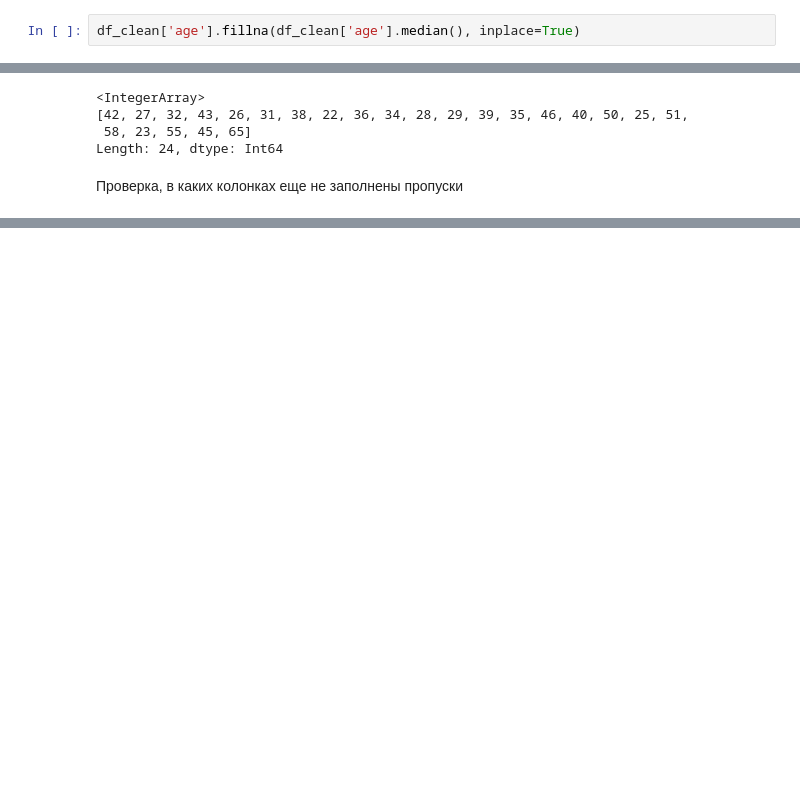
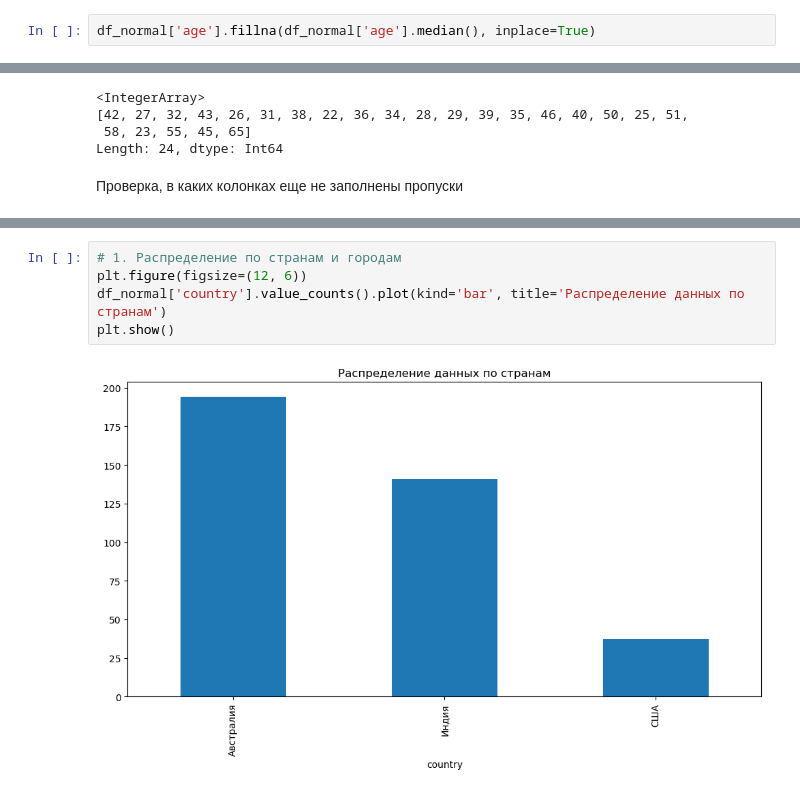
Before and after one commit to VladSunny/YLDA-Climate, a Jupyter notebook: PETE/New_YAndex.ipynb, the cells around one changed output, grey strips where cells are left out. Drawn from its saved outputs; the diff is of its cells as text; blank space fills up the shorter version.

```diff
--- a/PETE/New_YAndex.ipynb
+++ b/PETE/New_YAndex.ipynb
@@ -935,7 +1128,7 @@ plt.show()
 
 Почему: Распределение не выглядит строго нормальным, медиана устойчива к выбросам.
 # %%
-df_clean['age'].fillna(df_clean['age'].median(), inplace=True)
+df_normal['age'].fillna(df_normal['age'].median(), inplace=True)
 # %% [markdown]
 Проверка,что все заполнилось
 # %%
@@ -999,0 +1236,7 @@ print((len(df)-len(df_clean)) / len(df))
+# %%
+# 1. Распределение по странам и городам
+plt.figure(figsize=(12, 6))
+df_normal['country'].value_counts().plot(kind='bar', title='Распределение данных по странам')
+plt.show()
+# %% [output]
+[figure, added]
```
Also changed, not shown: parts of 55 cells of this notebook.
